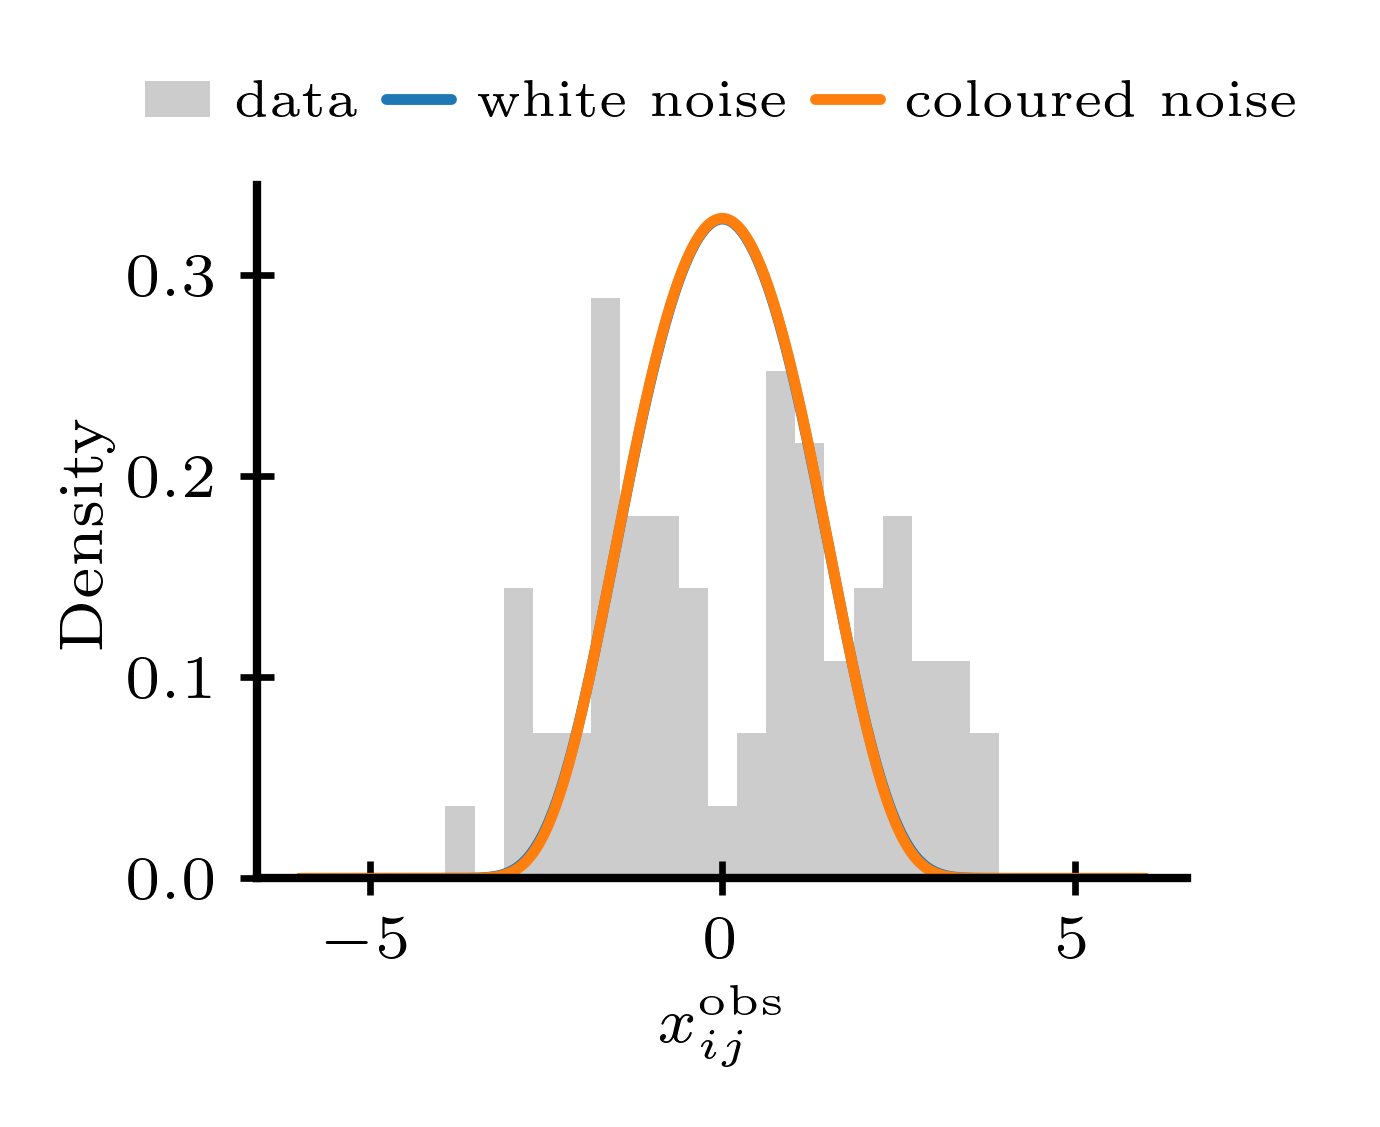
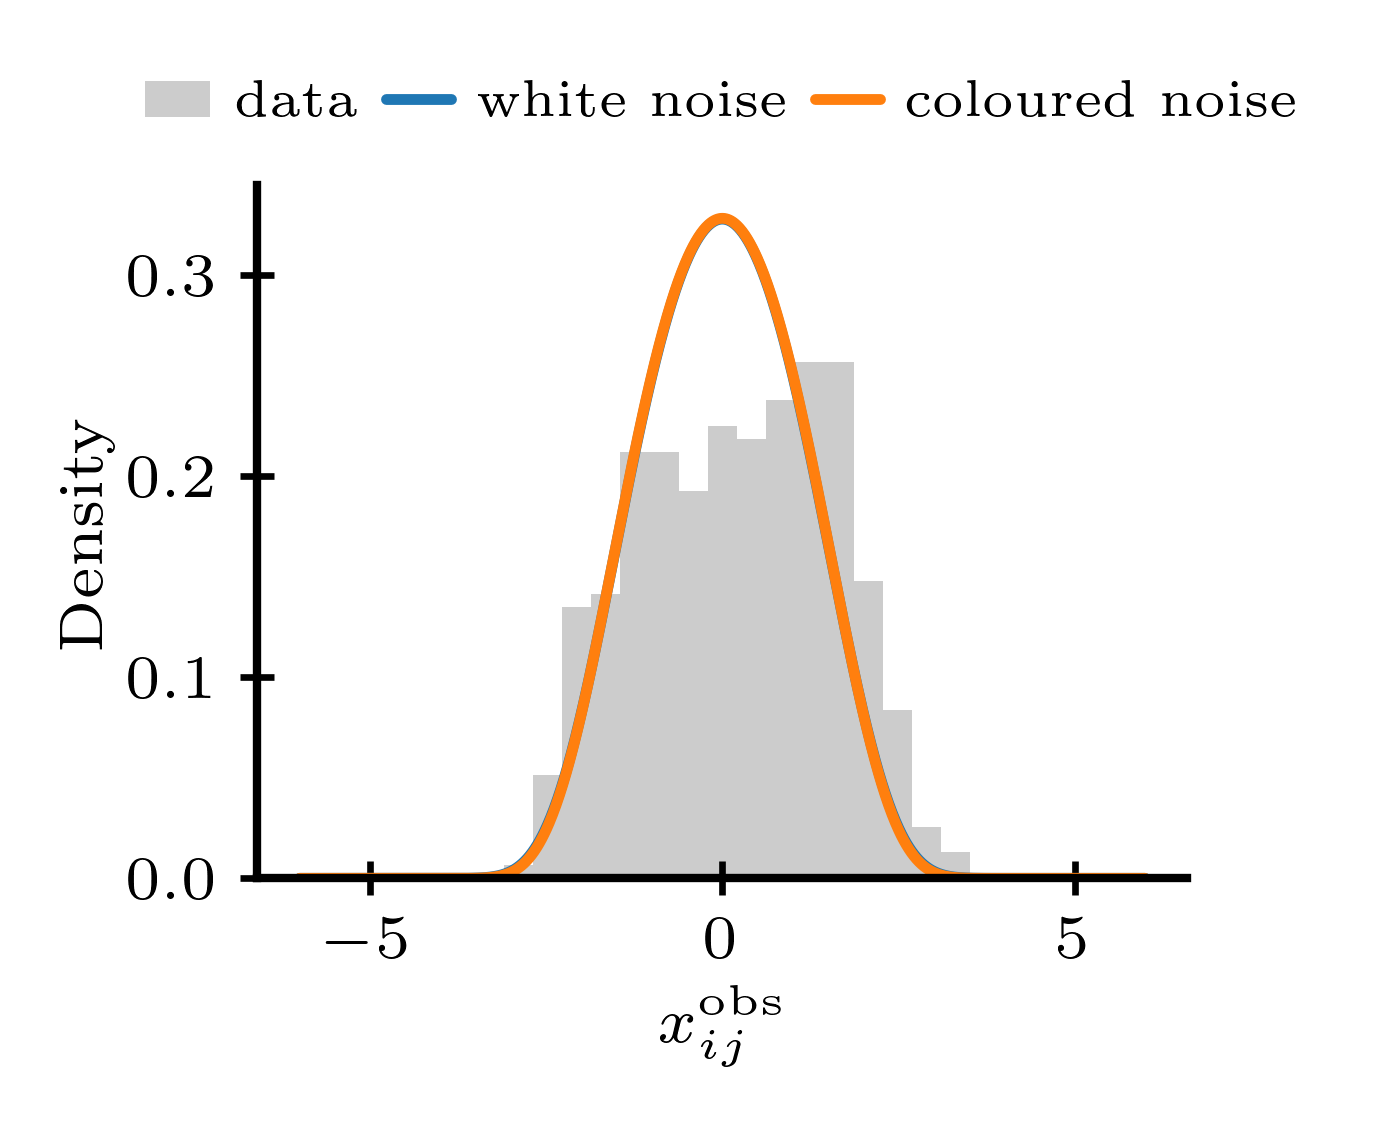
Unified diff of the notebook cell whose output changed from the first chart to the second:
--- before
+++ after
@@ -2,5 +2,5 @@
 x_bound = 6
 bins = np.linspace(-x_bound, x_bound, 30)
-ax.hist(lib.get_empirical_log_ratios(c[:, 0], c[:, 1], threshold=50, base=np.exp(1)), density=True, bins=bins, alpha=0.2, color='black', label='data')
+ax.hist(lib.get_empirical_log_ratios(c[:, 0], c[:, 1], threshold=500, base=np.exp(1)), density=True, bins=bins, alpha=0.2, color='black', label='data')
 
 xs = np.linspace(-x_bound, x_bound, 1000)

Commit: add analysis on how to maintain diversity